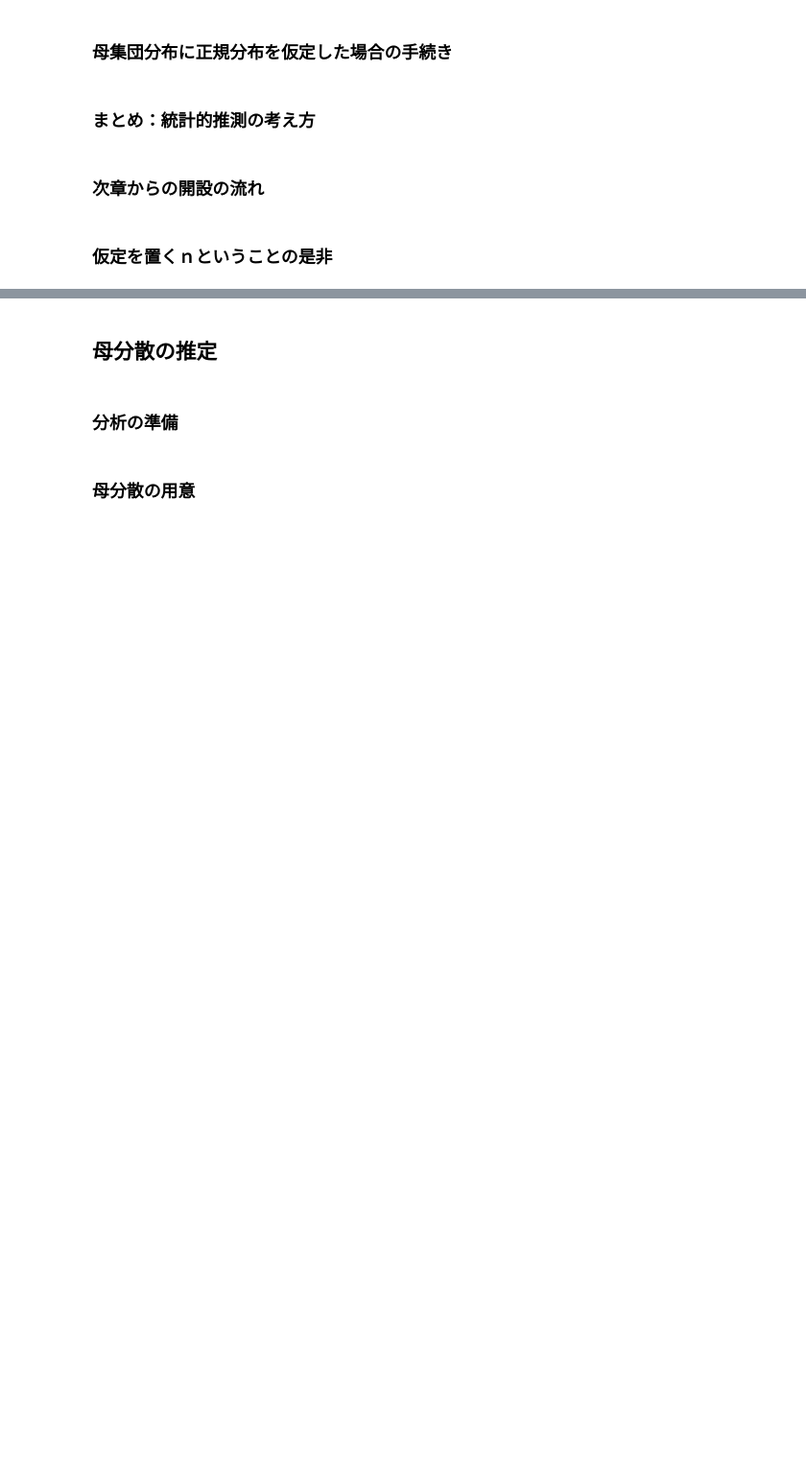
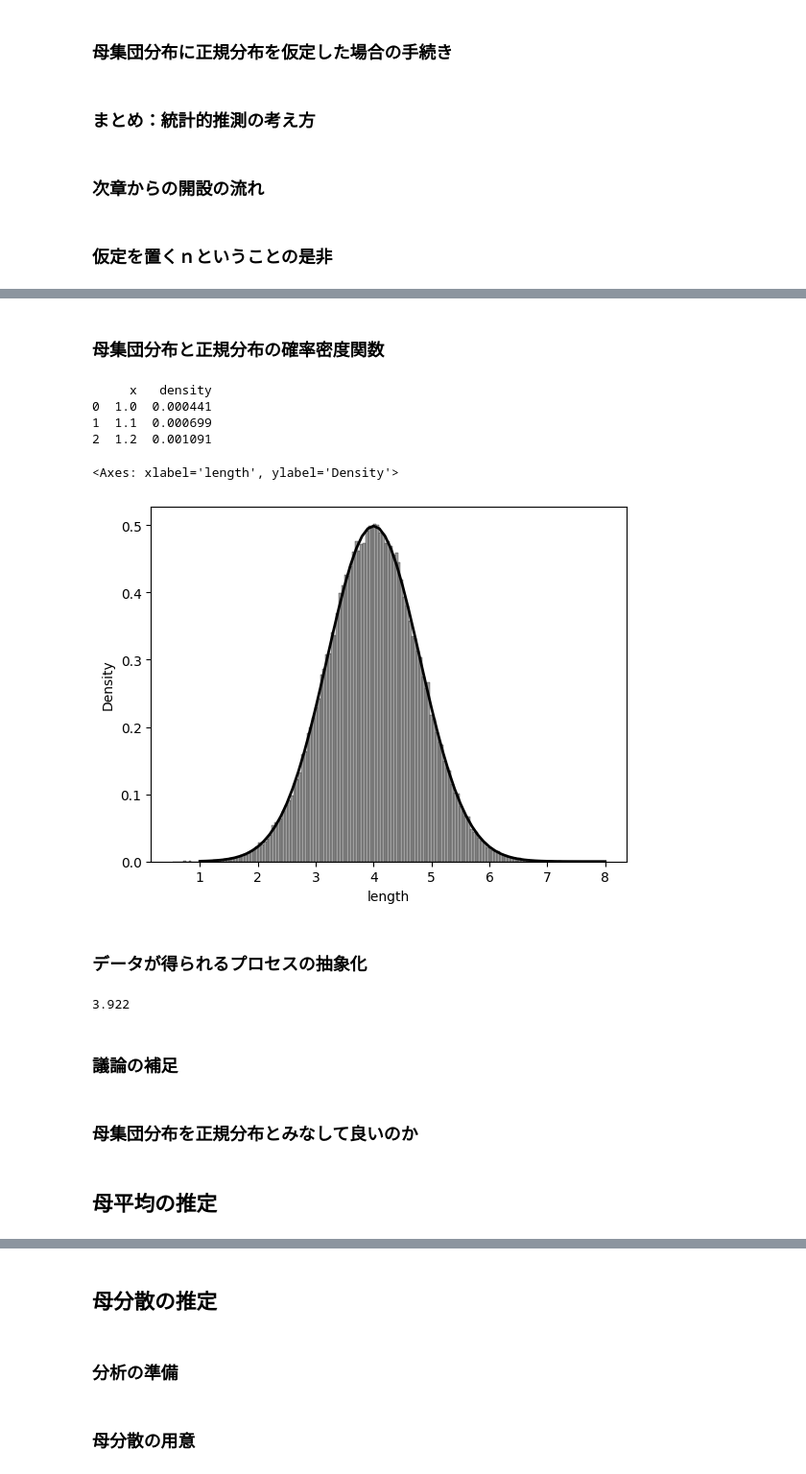
Before and after one commit to k2works/pragmatic-programing-exercise-2023, a Jupyter notebook: src/api/notebooks/part3.ipynb, the cells around one changed output, grey strips where cells are left out. Shown at 96% size. Cells and saved outputs as stored; diff of their text form; code cells hidden in the pictures; blank space fills up the shorter version.

```diff
--- a/src/api/notebooks/part3.ipynb
+++ b/src/api/notebooks/part3.ipynb
@@ -58,0 +120,42 @@ path = os.path.dirname(os.path.abspath(__file__))
+# %% [markdown]
+ ### 母集団分布と正規分布の確率密度関数
+# %%
+# 確率変数
+x = np.arange(start=1, stop=8.1, step=0.1)
+# 確率密度
+density = stats.norm.pdf(x=x, loc=4, scale=0.8)
+
+# データフレームにまとめる
+density_df = pd.DataFrame({'x': x, 'density': density})
+
+# 先頭行の取得
+print(density_df.head(3))
+
+# 母集団のヒストグラム
+sns.histplot(fish_100000, stat='density', color='gray')
+# 折れ線グラフ（正規分布の確率密度関数）
+sns.lineplot(x=x, y=density, data=density_df, color='black', linewidth=2.0)
+# %% [output]
+     x   density
+0  1.0  0.000441
+1  1.1  0.000699
+2  1.2  0.001091
+<Axes: xlabel='length', ylabel='Density'>
+[figure, added]
+# %% [markdown]
+ ### データが得られるプロセスの抽象化
+# %%
+# 乱数の種
+np.random.seed(1)
+# 正規分布に従う乱数の生成
+sample_norm = stats.norm.rvs(loc=4, scale=0.8, size=10)
+sample_norm
+round(np.mean(sample_norm), 3)
+# %% [output]
+3.922
+# %% [markdown]
+ ### 議論の補足
+# %% [markdown]
+ ### 母集団分布を正規分布とみなして良いのか
+# %% [markdown]
+ ## 母平均の推定
```
Also changed, not shown: parts of 68 cells of this notebook.
